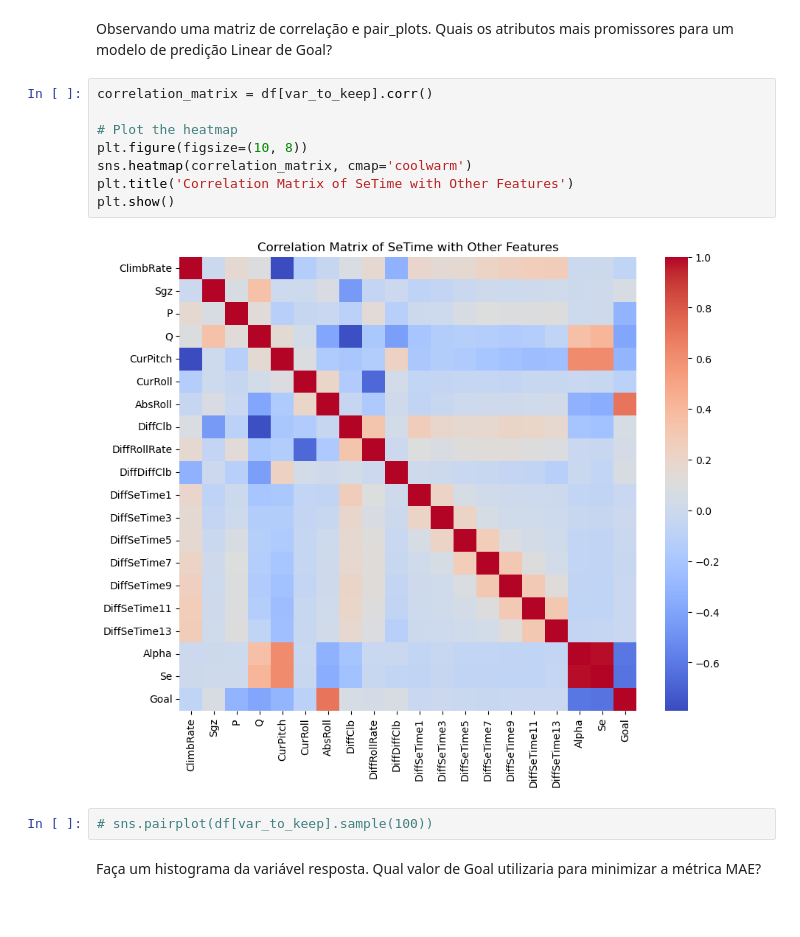
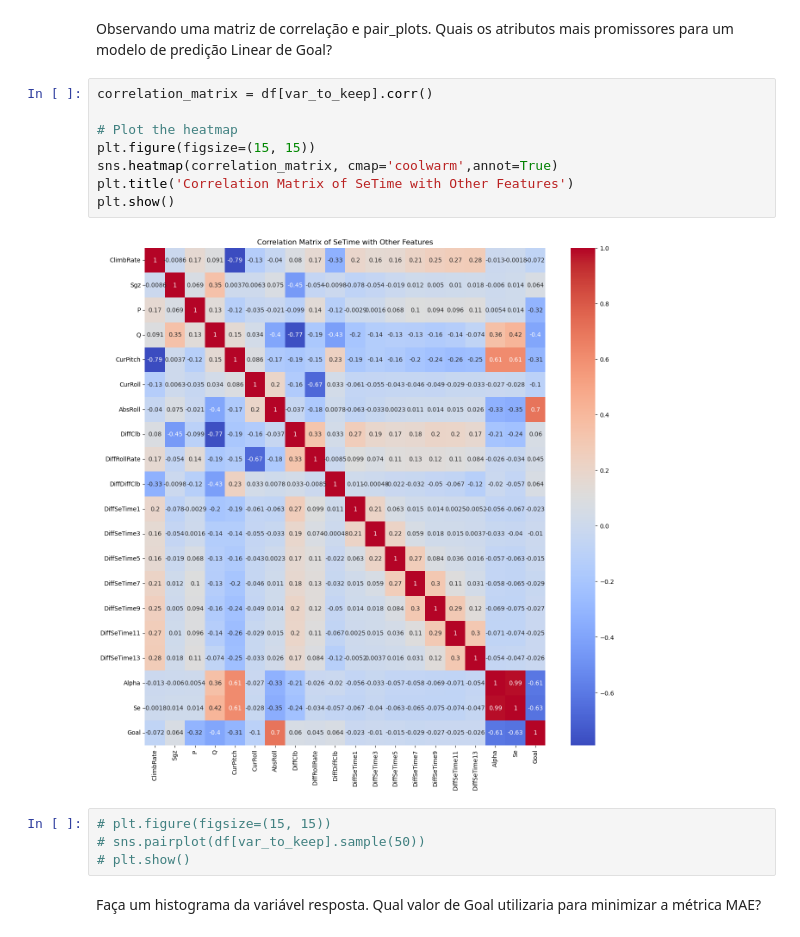
Before and after one commit to IgorJoaquimn/Regression-x-Classification-x-Q-Learning, a Jupyter notebook: eda.ipynb, the cells around one changed output. Cells and saved outputs as stored; diff of their text form.

```diff
--- a/eda.ipynb
+++ b/eda.ipynb
@@ -92,15 +91,17 @@ promissores para um modelo de predição Linear de Goal?
 # %%
 correlation_matrix = df[var_to_keep].corr()
 
 # Plot the heatmap
-plt.figure(figsize=(10, 8))
-sns.heatmap(correlation_matrix, cmap='coolwarm')
+plt.figure(figsize=(15, 15))
+sns.heatmap(correlation_matrix, cmap='coolwarm',annot=True)
 plt.title('Correlation Matrix of SeTime with Other Features')
 plt.show()
 # %% [output]
-[figure, old version]
+[figure, new version]
 # %%
-# sns.pairplot(df[var_to_keep].sample(100))
+# plt.figure(figsize=(15, 15))
+# sns.pairplot(df[var_to_keep].sample(50))
+# plt.show()
 # %% [markdown]
 Faça um histograma da variável resposta. Qual valor de Goal utilizaria para
 minimizar a métrica MAE?
```
Also changed, not shown: parts of 10 cells of this notebook, 1 other file.
